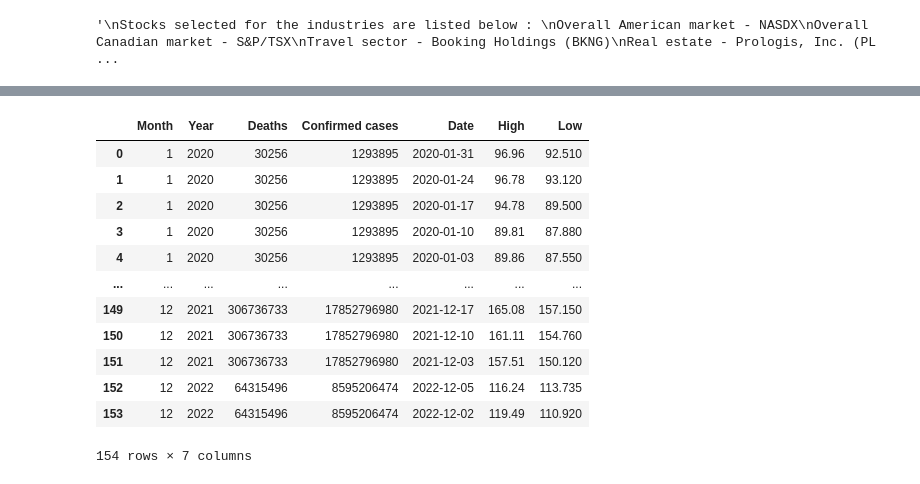
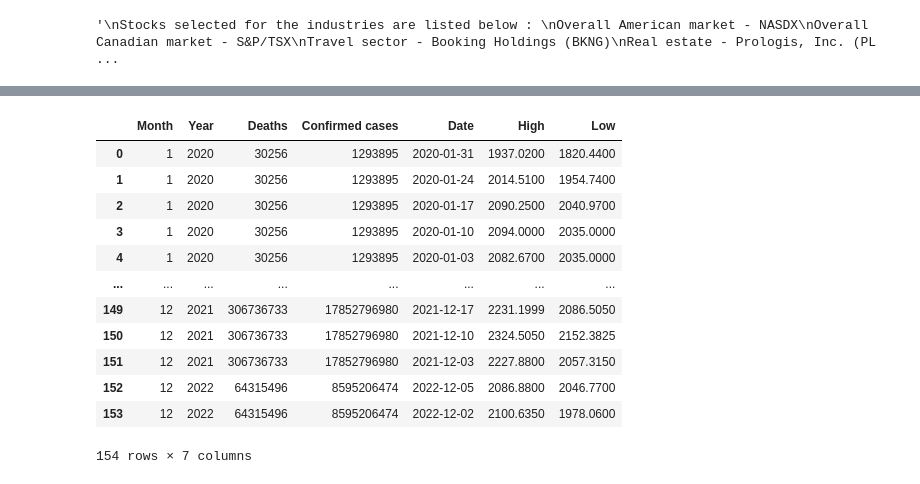
Before and after one commit to AIDA-Saskatchewan-polytechnic/Stock_market_review, a Jupyter notebook: Final_project_python.ipynb, the cells around one changed output, grey strips where cells are left out. Cells and saved outputs as stored; diff of their text form; code cells hidden in the pictures.

```diff
--- a/Final_project_python.ipynb
+++ b/Final_project_python.ipynb
@@ -184,26 +164,21 @@ As you can observe, as the confirmed cases increases the low values in the stock
-# %%
-# 6) Append that info to the data frame created in step 3)
-# 4. PLD
-import numpy as np
-
-
-
-df_final_real_estate = pd.merge(total_count_df,real_estate_stock_df,on=['Month','Year'])
-
-
-df_final_real_estate
-# %% [output]
-|  | Month | Year | Deaths | Confirmed cases | Date | High | Low |
-| 0 | 1 | 2020 | 30256 | 1293895 | 2020-01-31 | 96.96 | 92.510 |
-| 1 | 1 | 2020 | 30256 | 1293895 | 2020-01-24 | 96.78 | 93.120 |
-| 2 | 1 | 2020 | 30256 | 1293895 | 2020-01-17 | 94.78 | 89.500 |
-| 3 | 1 | 2020 | 30256 | 1293895 | 2020-01-10 | 89.81 | 87.880 |
-| 4 | 1 | 2020 | 30256 | 1293895 | 2020-01-03 | 89.86 | 87.550 |
-| ... | ... | ... | ... | ... | ... | ... | ... |
-| 149 | 12 | 2021 | 306736733 | 17852796980 | 2021-12-17 | 165.08 | 157.150 |
-| 150 | 12 | 2021 | 306736733 | 17852796980 | 2021-12-10 | 161.11 | 154.760 |
-| 151 | 12 | 2021 | 306736733 | 17852796980 | 2021-12-03 | 157.51 | 150.120 |
-| 152 | 12 | 2022 | 64315496 | 8595206474 | 2022-12-05 | 116.24 | 113.735 |
-| 153 | 12 | 2022 | 64315496 | 8595206474 | 2022-12-02 | 119.49 | 110.920 |
-154 rows × 7 columns
+# %%
+# Booking Holdings (BKNG)
+
+df_final_travel = pd.merge(total_count_df,travel_stock_df,on=['Month','Year'])
+
+df_final_travel
+# %% [output]
+|  | Month | Year | Deaths | Confirmed cases | Date | High | Low |
+| 0 | 1 | 2020 | 30256 | 1293895 | 2020-01-31 | 1937.0200 | 1820.4400 |
+| 1 | 1 | 2020 | 30256 | 1293895 | 2020-01-24 | 2014.5100 | 1954.7400 |
+| 2 | 1 | 2020 | 30256 | 1293895 | 2020-01-17 | 2090.2500 | 2040.9700 |
+| 3 | 1 | 2020 | 30256 | 1293895 | 2020-01-10 | 2094.0000 | 2035.0000 |
+| 4 | 1 | 2020 | 30256 | 1293895 | 2020-01-03 | 2082.6700 | 2035.0000 |
+| ... | ... | ... | ... | ... | ... | ... | ... |
+| 149 | 12 | 2021 | 306736733 | 17852796980 | 2021-12-17 | 2231.1999 | 2086.5050 |
+| 150 | 12 | 2021 | 306736733 | 17852796980 | 2021-12-10 | 2324.5050 | 2152.3825 |
+| 151 | 12 | 2021 | 306736733 | 17852796980 | 2021-12-03 | 2227.8800 | 2057.3150 |
+| 152 | 12 | 2022 | 64315496 | 8595206474 | 2022-12-05 | 2086.8800 | 2046.7700 |
+| 153 | 12 | 2022 | 64315496 | 8595206474 | 2022-12-02 | 2100.6350 | 1978.0600 |
+154 rows × 7 columns
 # %%
```
Also changed, not shown: parts of 13 cells of this notebook.
